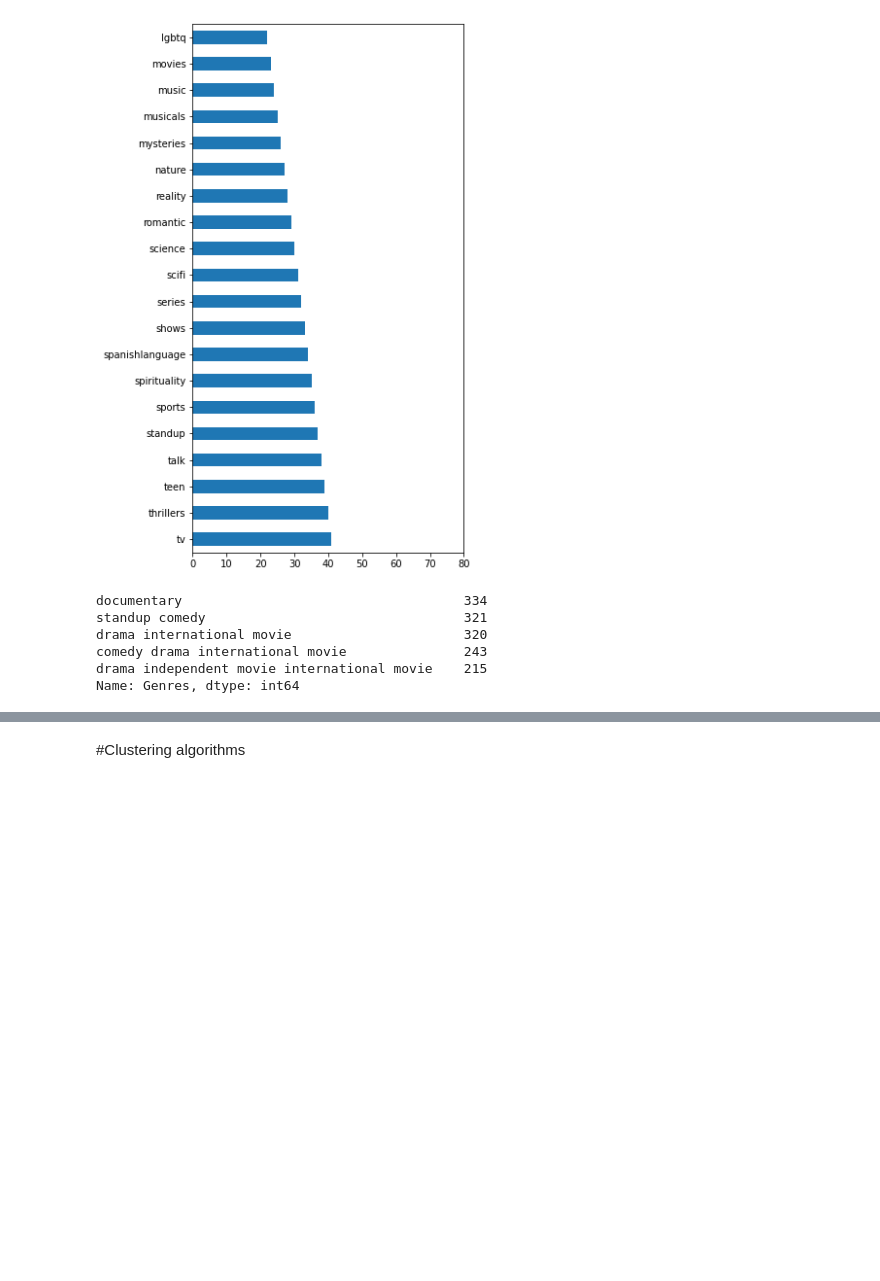
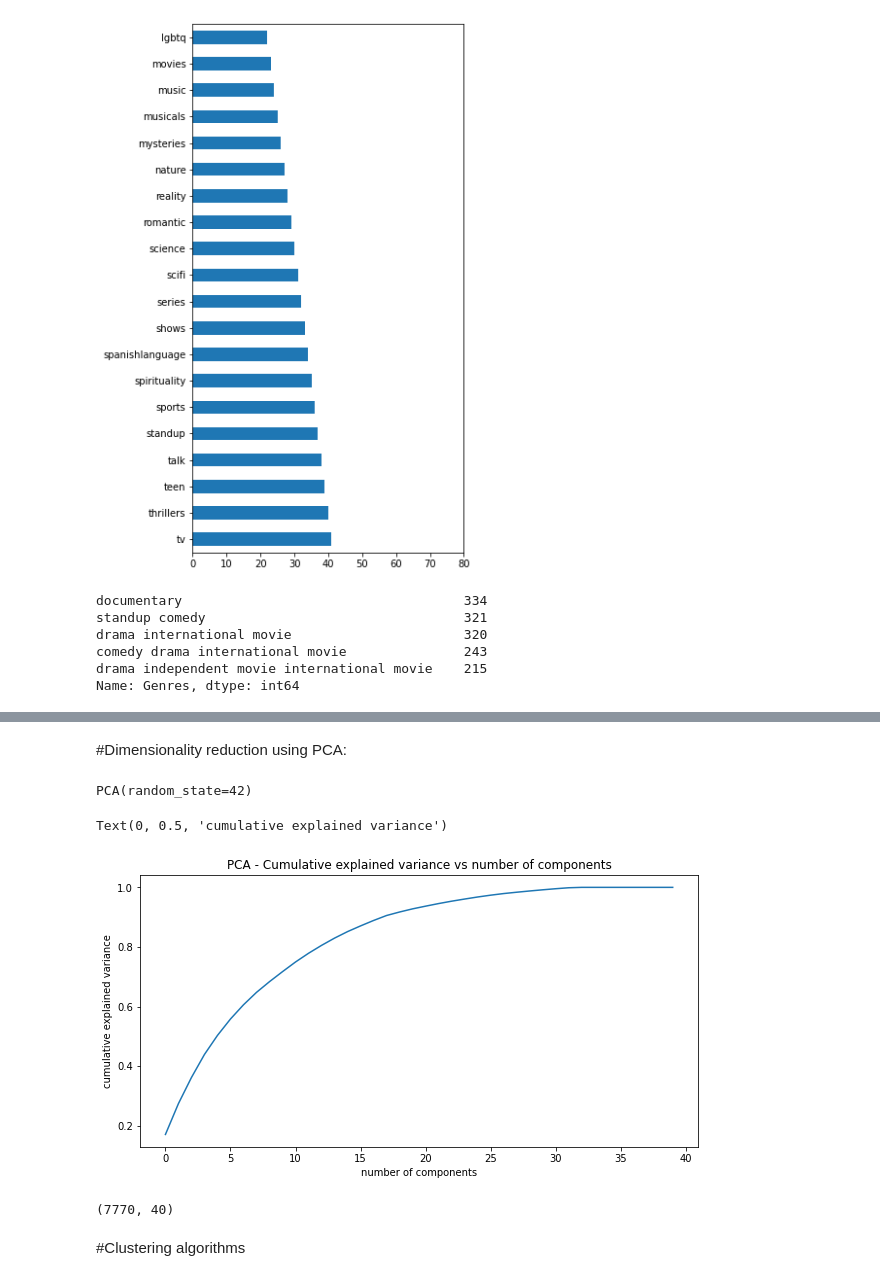
Before and after one commit to Zeeshan00789/NETFLIX-MOVIES-AND-TV-SHOWS-CLUSTERING-, a Jupyter notebook: NETFLIX_MOVIES_AND_TV_SHOWS_CLUSTERING.ipynb, the cells around one changed output, grey strips where cells are left out. Saved outputs shown, nothing was run; the diff lists cells and outputs as text; code cells hidden in the pictures; blank space fills up the shorter version.

```diff
--- a/NETFLIX_MOVIES_AND_TV_SHOWS_CLUSTERING.ipynb
+++ b/NETFLIX_MOVIES_AND_TV_SHOWS_CLUSTERING.ipynb
@@ -912,2 +920,4 @@ array([[0.        , 0.        , 0.        , ..., 0.        , 0.        ,
        [0.        , 0.        , 0.        , ..., 0.        , 0.        ,
         0.        ]])
+# %% [markdown]
+#Dimensionality reduction using PCA:
@@ -913,0 +926,17 @@ array([[0.        , 0.        , 0.        , ..., 0.        , 0.        ,
+# %%
+# using PCA to reduce dimensionality
+pca = PCA(random_state=42)
+pca.fit(X)
+# %% [output]
+PCA(random_state=42)
+# %%
+
+# Explained variance for different number of components
+plt.figure(figsize=(10,5))
+plt.plot(np.cumsum(pca.explained_variance_ratio_))
+plt.title('PCA - Cumulative explained variance vs number of components')
+plt.xlabel('number of components')
+plt.ylabel('cumulative explained variance')
+# %% [output]
+Text(0, 0.5, 'cumulative explained variance')
+[figure, added]
@@ -914,3 +947,13 @@ array([[0.        , 0.        , 0.        , ..., 0.        , 0.        ,
+# %%
+
+# transformed features
+X = pca.transform(X)
+
+
+# shape of transformed vectors
+X.shape
+# %% [output]
+(7770, 40)
 # %% [markdown]
 #Clustering algorithms
 # %%
```
Also changed, not shown: parts of 16 cells of this notebook.
